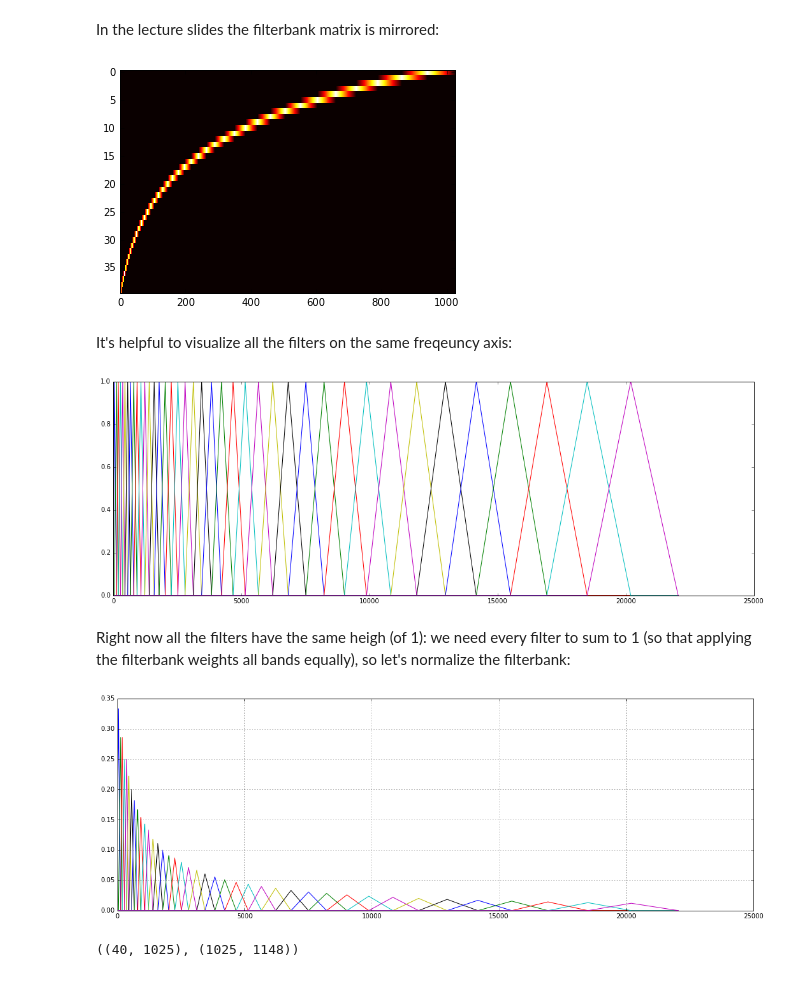
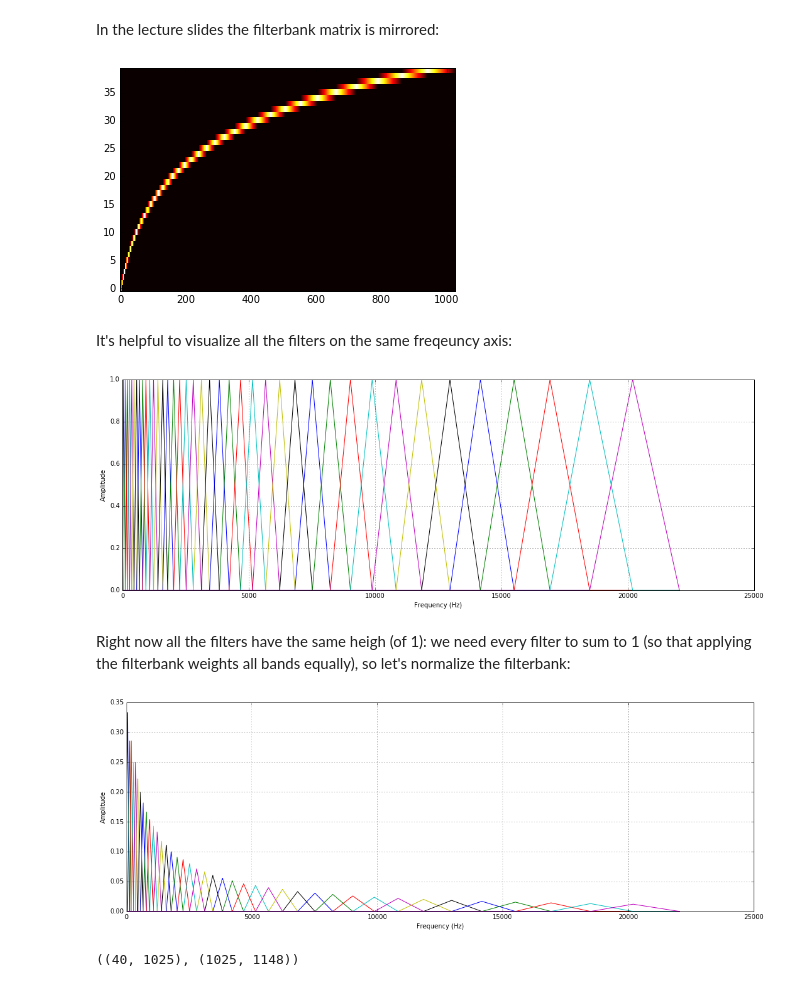
Before and after one commit to justinsalamon/CUSP-GX6004.005_ML4Sound, a Jupyter notebook: MFCC.ipynb, the cells around one changed output. Drawn from its saved outputs; the diff is of its cells as text; code cells hidden in the pictures.

Commit message:
fix typos and make minor improvements to plots

```diff
--- a/MFCC.ipynb
+++ b/MFCC.ipynb
@@ -147,20 +147,23 @@ plt.show()
 In the lecture slides the filterbank matrix is mirrored:
 # %%
 plt.figure()
-plt.imshow(np.flipud(filterbank), interpolation='nearest', aspect='auto', cmap='hot')
+plt.imshow(filterbank, interpolation='nearest', aspect='auto', cmap='hot', origin='lower')
 plt.grid(b=False)
 plt.show()
 # %% [output]
-[figure, old version]
+[figure, new version]
 # %% [markdown]
 It's helpful to visualize all the filters on the same freqeuncy axis:
 # %%
 plt.figure(figsize=(18,6))
 for f in filterbank:
     plt.plot(np.arange(len(f)) * sr / float(frame_size), f)
+plt.xlabel('Frequency (Hz)')
+plt.ylabel('Amplitude')
+plt.grid()
 plt.show()
 # %% [output]
-[figure, old version]
+[figure, new version]
 # %% [markdown]
 Right now all the filters have the same heigh (of 1): we need every filter to sum to 1 (so that applying
 the filterbank weights all bands equally), so let's normalize the filterbank:
@@ -171,10 +174,12 @@ filterbank /= filterbank.sum(axis=1).reshape(-1, 1)
 plt.figure(figsize=(18,6))
 for f in filterbank:
     plt.plot(np.arange(len(f)) * sr / float(frame_size), f)
+plt.xlabel('Frequency (Hz)')
+plt.ylabel('Amplitude')
 plt.grid()
 plt.show()
 # %% [output]
-[figure, old version]
+[figure, new version]
 # %%
 # We obtain the Mel-spectrogram by applying the filterbank to the spectrogram.
 # Let's examine the dimensions of the matrices:
```
Also changed, not shown: parts of 3 cells of this notebook.
